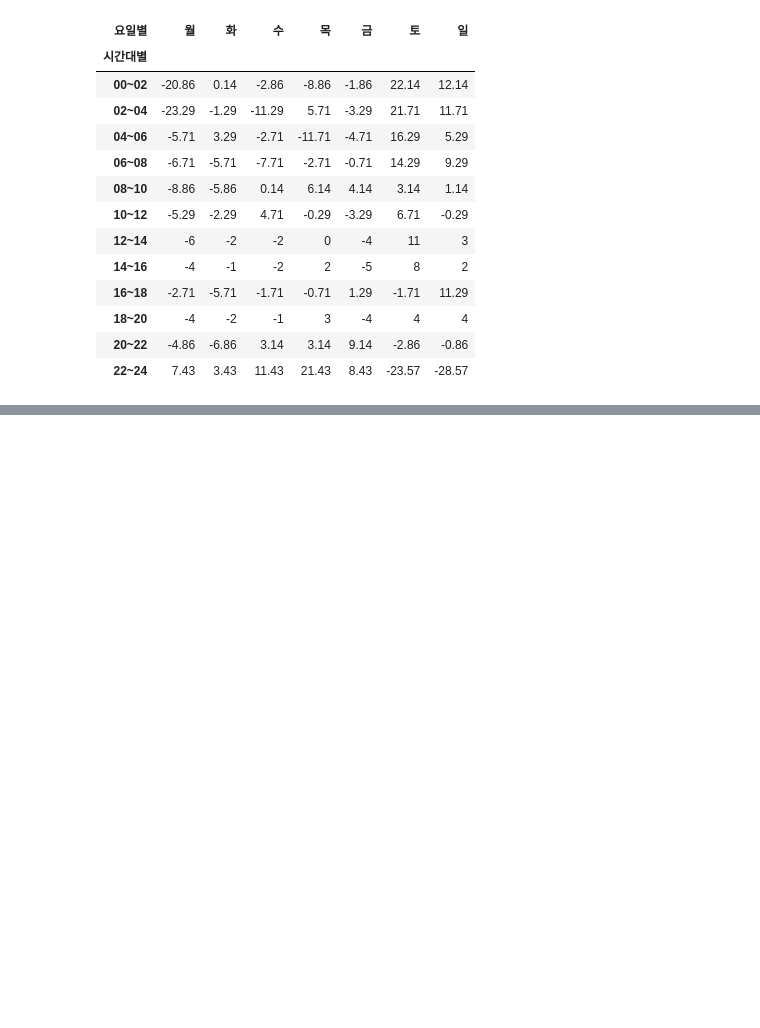
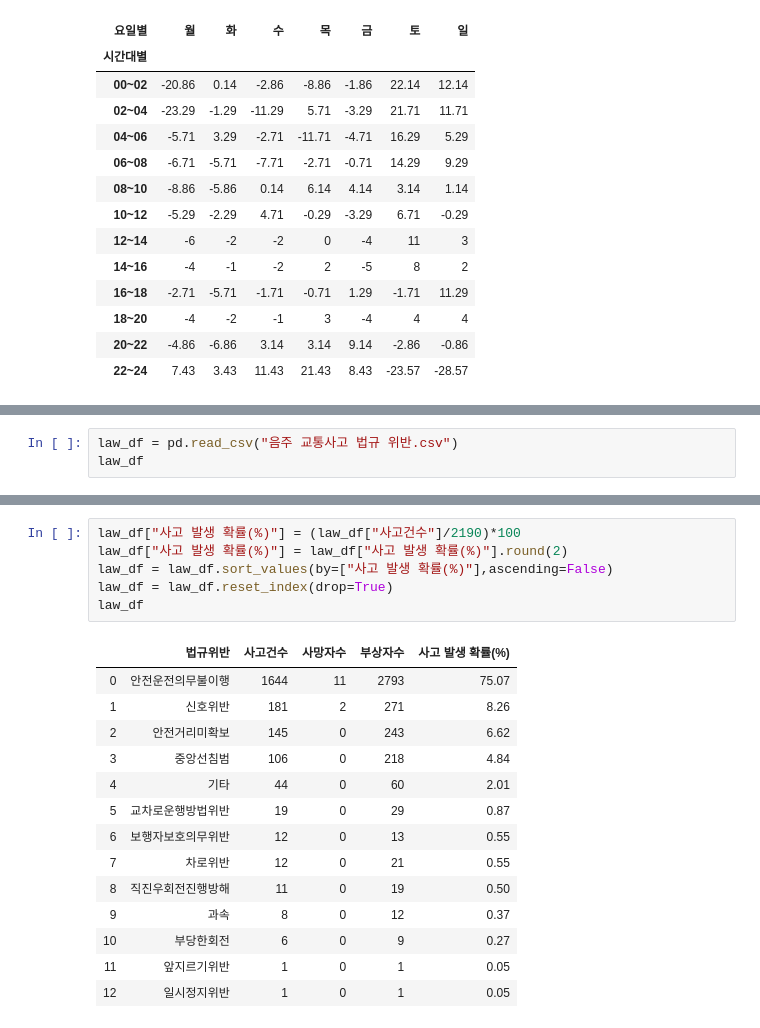
Before and after one commit to jeonprize/Accident, a Jupyter notebook: acl_accident.ipynb, the cells around one changed output, grey strips where cells are left out. Drawn from its saved outputs; the diff is of its cells as text; blank space fills up the shorter version.

```diff
--- a/acl_accident.ipynb
+++ b/acl_accident.ipynb
@@ -577,0 +625,3 @@ demanded.style.background_gradient(cmap="Blues")
+# %%
+law_df = pd.read_csv("음주 교통사고 법규 위반.csv")
+law_df
@@ -577,0 +643,21 @@ demanded.style.background_gradient(cmap="Blues")
+# %%
+law_df["사고 발생 확률(%)"] = (law_df["사고건수"]/2190)*100
+law_df["사고 발생 확률(%)"] = law_df["사고 발생 확률(%)"].round(2)
+law_df = law_df.sort_values(by=["사고 발생 확률(%)"],ascending=False)
+law_df = law_df.reset_index(drop=True)
+law_df
+# %% [output]
+|  | 법규위반 | 사고건수 | 사망자수 | 부상자수 | 사고 발생 확률(%) |
+| 0 | 안전운전의무불이행 | 1644 | 11 | 2793 | 75.07 |
+| 1 | 신호위반 | 181 | 2 | 271 | 8.26 |
+| 2 | 안전거리미확보 | 145 | 0 | 243 | 6.62 |
+| 3 | 중앙선침범 | 106 | 0 | 218 | 4.84 |
+| 4 | 기타 | 44 | 0 | 60 | 2.01 |
+| 5 | 교차로운행방법위반 | 19 | 0 | 29 | 0.87 |
+| 6 | 보행자보호의무위반 | 12 | 0 | 13 | 0.55 |
+| 7 | 차로위반 | 12 | 0 | 21 | 0.55 |
+| 8 | 직진우회전진행방해 | 11 | 0 | 19 | 0.50 |
+| 9 | 과속 | 8 | 0 | 12 | 0.37 |
+| 10 | 부당한회전 | 6 | 0 | 9 | 0.27 |
+| 11 | 앞지르기위반 | 1 | 0 | 1 | 0.05 |
+| 12 | 일시정지위반 | 1 | 0 | 1 | 0.05 |
```
Also changed, not shown: parts of 7 cells of this notebook.
